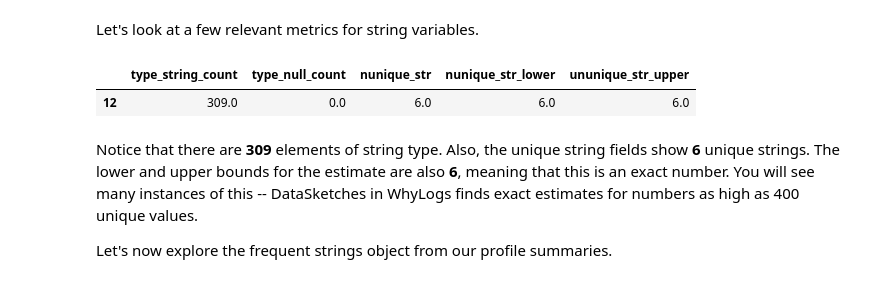
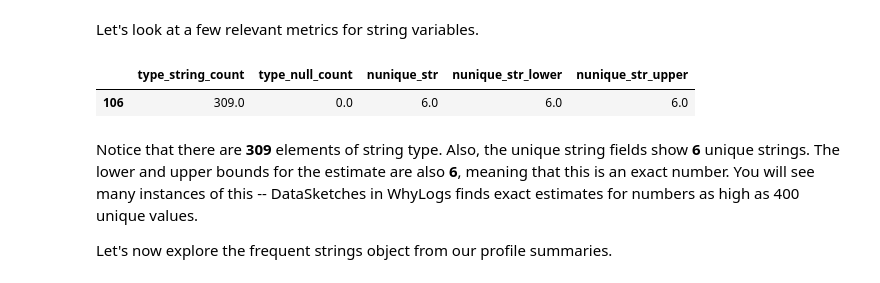
Before and after one commit to whylabs/whylogs-examples, a Jupyter notebook: python/GettingStarted.ipynb, the cells around one changed output. Cells and saved outputs as stored; diff of their text form; code cells hidden in the pictures.

```diff
--- a/python/GettingStarted.ipynb
+++ b/python/GettingStarted.ipynb
@@ -217,12 +278,12 @@ Let's look at a few relevant metrics for string variables.
 # %%
 summary[summary['column']=='loan_status'][['type_string_count',
                                            'type_null_count',
                                            'nunique_str',
                                            'nunique_str_lower',
-                                           'ununique_str_upper']]
+                                           'nunique_str_upper']]
 # %% [output]
-|  | type_string_count | type_null_count | nunique_str | nunique_str_lower | ununique_str_upper |
-| 12 | 309.0 | 0.0 | 6.0 | 6.0 | 6.0 |
+|  | type_string_count | type_null_count | nunique_str | nunique_str_lower | nunique_str_upper |
+| 106 | 309.0 | 0.0 | 6.0 | 6.0 | 6.0 |
 # %% [markdown]
 Notice that there are **309** elements of string type. Also, the unique string fields show **6** unique strings. The lower and upper bounds for the estimate are also **6**, meaning that this is an exact number. You will see many instances of this -- DataSketches in WhyLogs finds exact estimates for numbers as high as 400 unique values.
 
```
Also changed, not shown: parts of 16 cells of this notebook, 1 other file.
